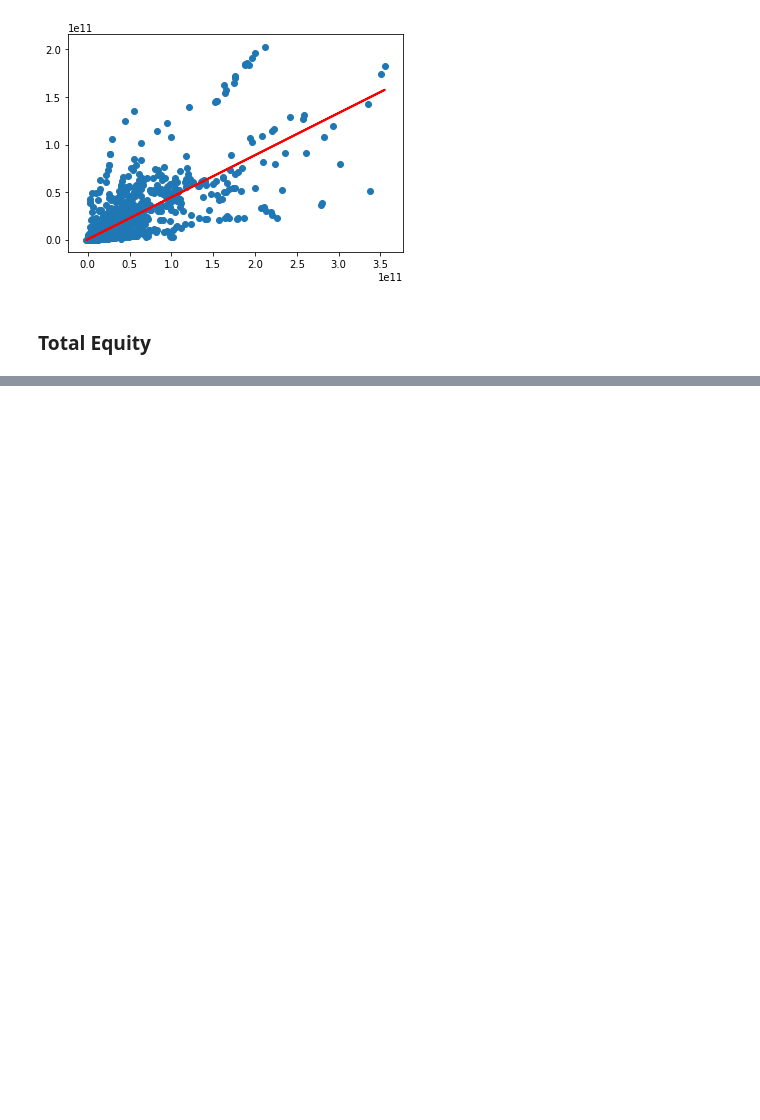
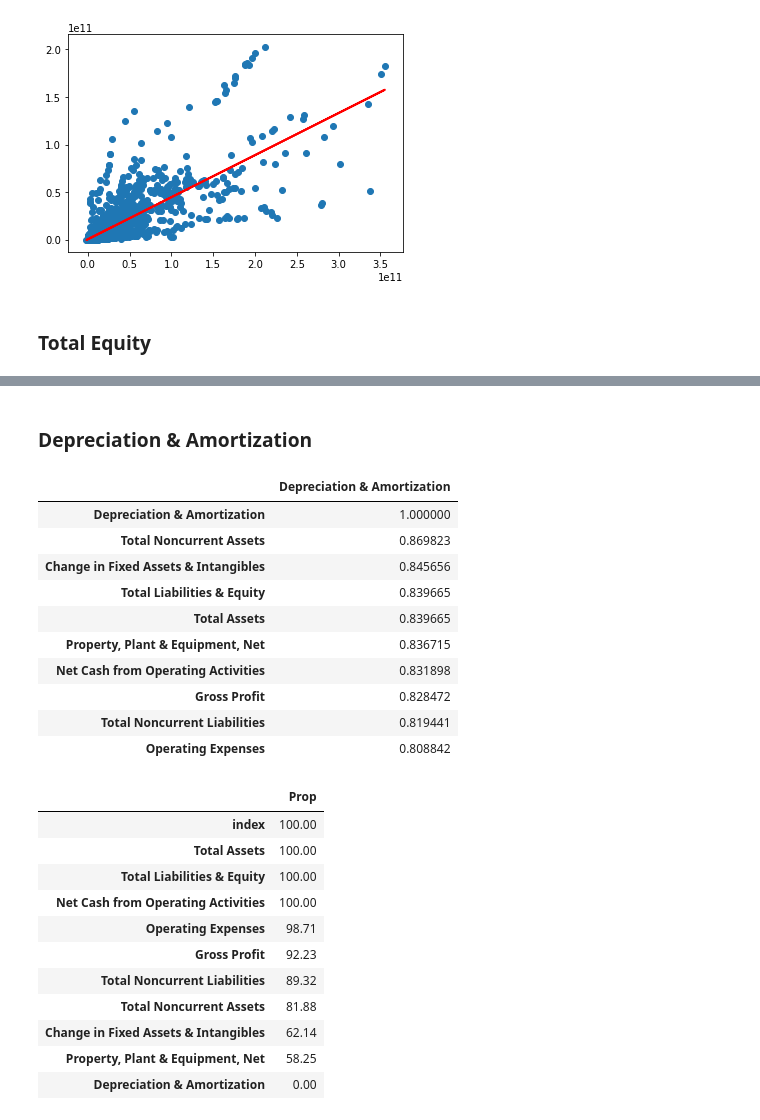
Before and after one commit to chengxinru/capstone_repository, a Jupyter notebook: code/Compute_ratios.ipynb, the cells around one changed output, grey strips where cells are left out. Cells and saved outputs as stored; diff of their text form; code cells hidden in the pictures; blank space fills up the shorter version.

```diff
--- a/code/Compute_ratios.ipynb
+++ b/code/Compute_ratios.ipynb
@@ -494,0 +503,37 @@ df.loc[df['Total Equity'].isnull(),'Total Equity'] = 0
+# %% [markdown]
+### Depreciation & Amortization
+# %%
+y = 'Depreciation & Amortization'
+#find the columns that has correlation with Depreciation & Amortization larger than 0.8
+abs(corr[[y]])[abs(corr[y]) > 0.8].sort_values(by = y, ascending = False )
+#get those columns' names
+names = abs(corr[[y]])[abs(corr[y]) > 0.8].index.values.tolist()
+
+#check whether these column have missing value when total current asset is null
+prop_nonmissing(df4[df4[y].isnull()][names]).sort_values(by = 'Prop',ascending = False)
+#Total Liabilities & Equity have the best performance, lets check for linearity
+x = 'Total Liabilities & Equity'
+# %% [output]
+|  | Depreciation & Amortization |
+| Depreciation & Amortization | 1.000000 |
+| Total Noncurrent Assets | 0.869823 |
+| Change in Fixed Assets & Intangibles | 0.845656 |
+| Total Liabilities & Equity | 0.839665 |
+| Total Assets | 0.839665 |
+| Property, Plant & Equipment, Net | 0.836715 |
+| Net Cash from Operating Activities | 0.831898 |
+| Gross Profit | 0.828472 |
+| Total Noncurrent Liabilities | 0.819441 |
+| Operating Expenses | 0.808842 |
+|  | Prop |
+| index | 100.00 |
+| Total Assets | 100.00 |
+| Total Liabilities & Equity | 100.00 |
+| Net Cash from Operating Activities | 100.00 |
+| Operating Expenses | 98.71 |
+| Gross Profit | 92.23 |
+| Total Noncurrent Liabilities | 89.32 |
+| Total Noncurrent Assets | 81.88 |
+| Change in Fixed Assets & Intangibles | 62.14 |
+| Property, Plant & Equipment, Net | 58.25 |
+| Depreciation & Amortization | 0.00 |
```
Also changed, not shown: parts of 9 cells of this notebook.
